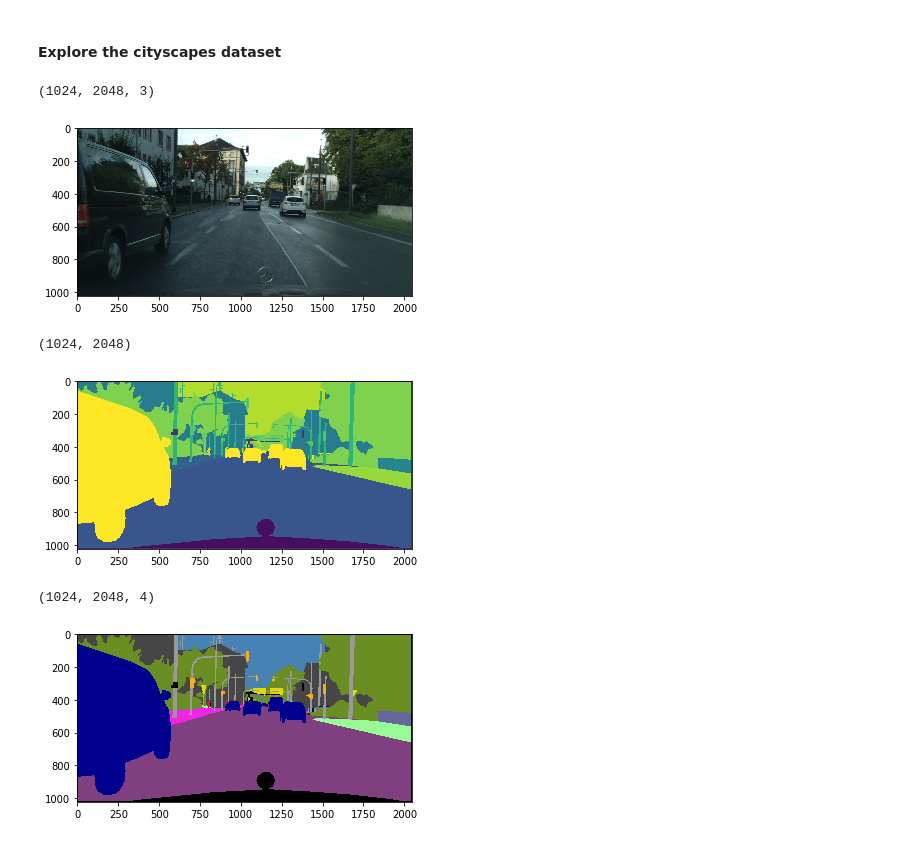
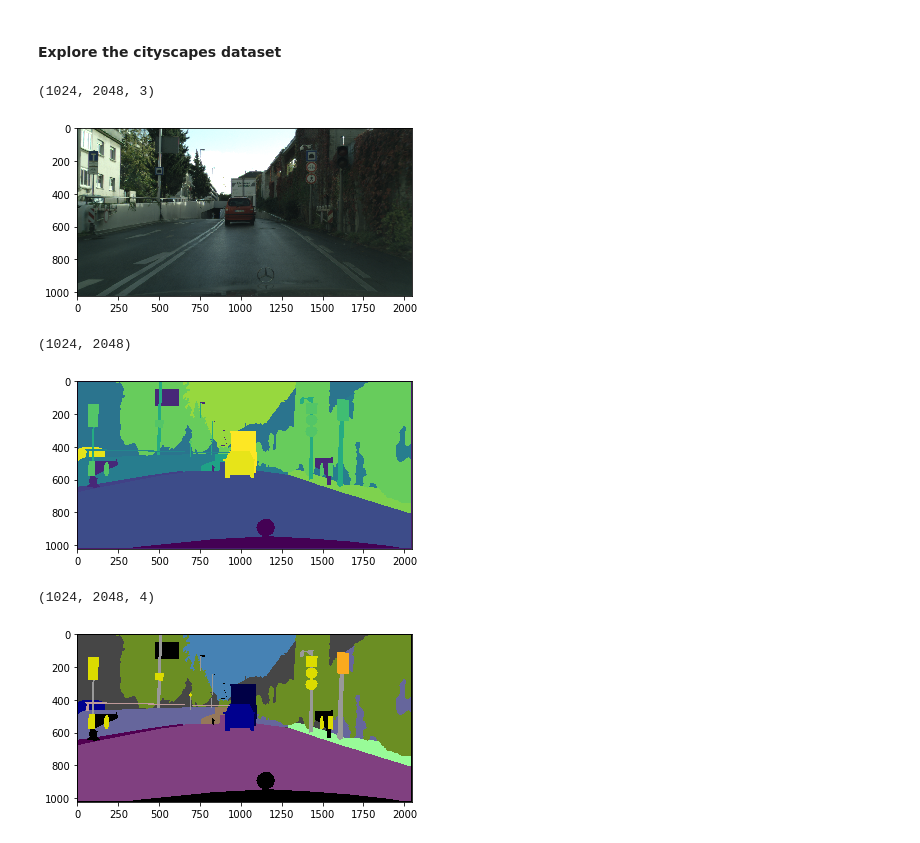
Before and after one commit to 1xyz/pytorch-fcn-ext, a Jupyter notebook: AV-KITTI-CityScapes.ipynb, the cells around one changed output. Saved outputs shown, nothing was run; the diff lists cells and outputs as text; code cells hidden in the pictures.

```diff
--- a/AV-KITTI-CityScapes.ipynb
+++ b/AV-KITTI-CityScapes.ipynb
@@ -117,21 +117,21 @@ def get_cityscapes_images(city, idx, id_suffix="000019"):
     return img, lbl, lbl_rgb
 # %%
 city = "darmstadt"
-idx = "000032"
+idx = "000012"
 
 image, lbl, lbl_rgb = get_cityscapes_images(city, idx)
 
 imshow(image)
 imshow(lbl)
 # Note: the number of channels is 4
 imshow(lbl_rgb)
 # %% [output]
 (1024, 2048, 3)
-[figure, old version]
+[figure, new version]
 (1024, 2048)
-[figure, old version]
+[figure, new version]
 (1024, 2048, 4)
-[figure, old version]
+[figure, new version]
 # %%
 label_dist = np.ravel(lbl)
 hist(label_dist)
```
Also changed, not shown: parts of 2 cells of this notebook.
